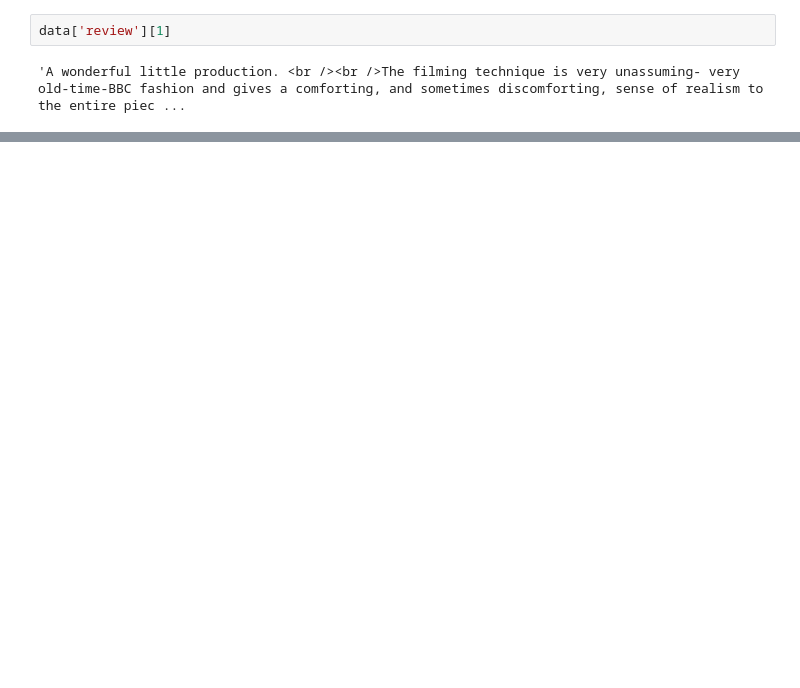
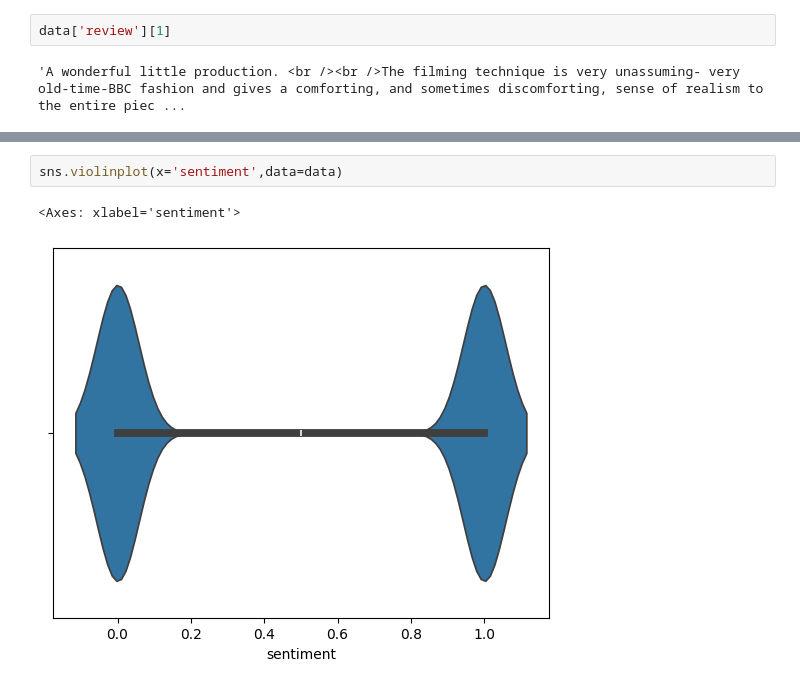
Before and after one commit to cedricdji/IMDB-Movie-Review-system, a Jupyter notebook: Main.ipynb, the cells around one changed output, grey strips where cells are left out. Drawn from its saved outputs; the diff is of its cells as text; blank space fills up the shorter version.

```diff
--- a/Main.ipynb
+++ b/Main.ipynb
@@ -113,0 +170,5 @@ data['sentiment'][1]
+# %%
+sns.violinplot(x='sentiment',data=data)
+# %% [output]
+<Axes: xlabel='sentiment'>
+[figure, added]
```
Also changed, not shown: parts of 11 cells of this notebook.
